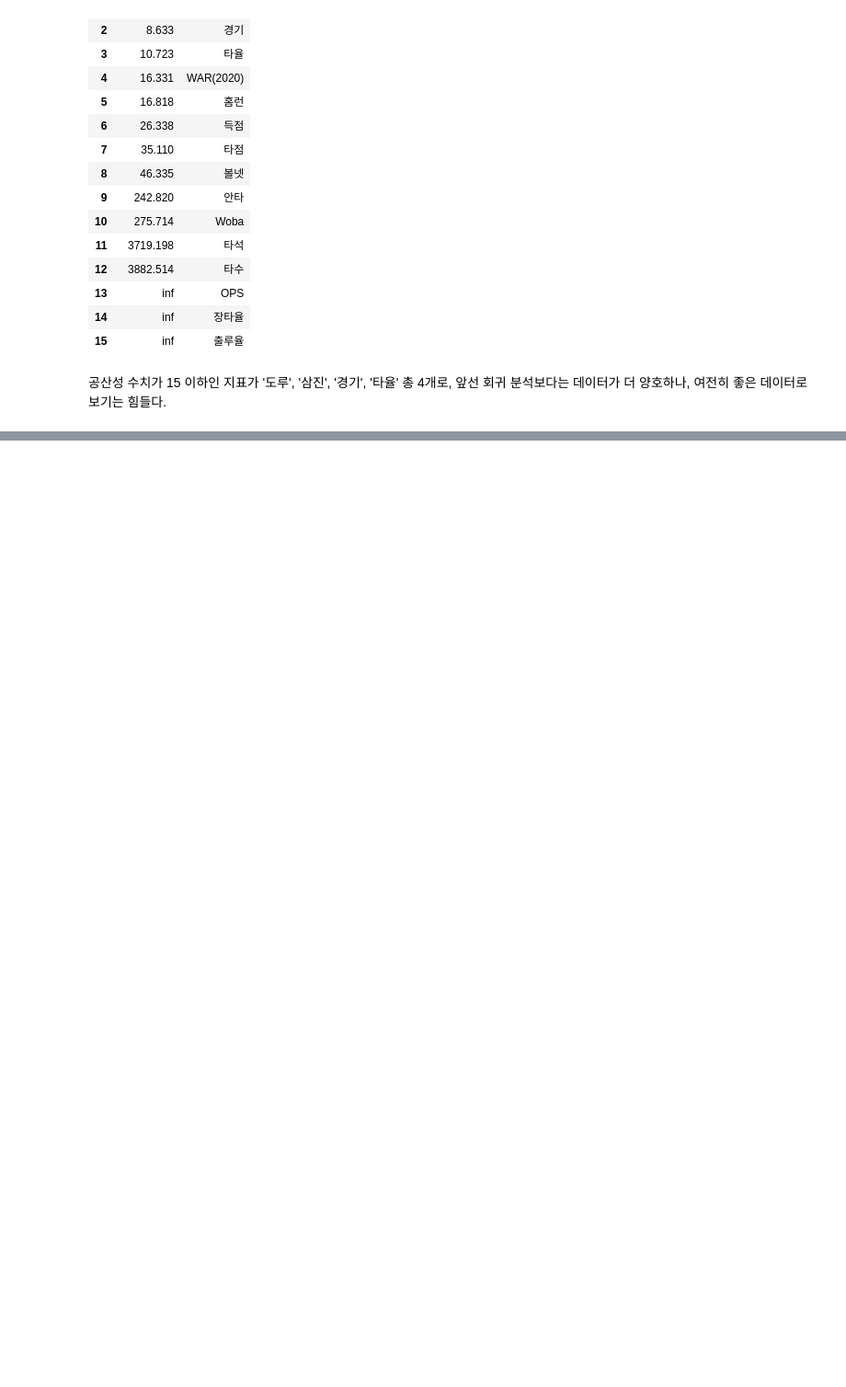
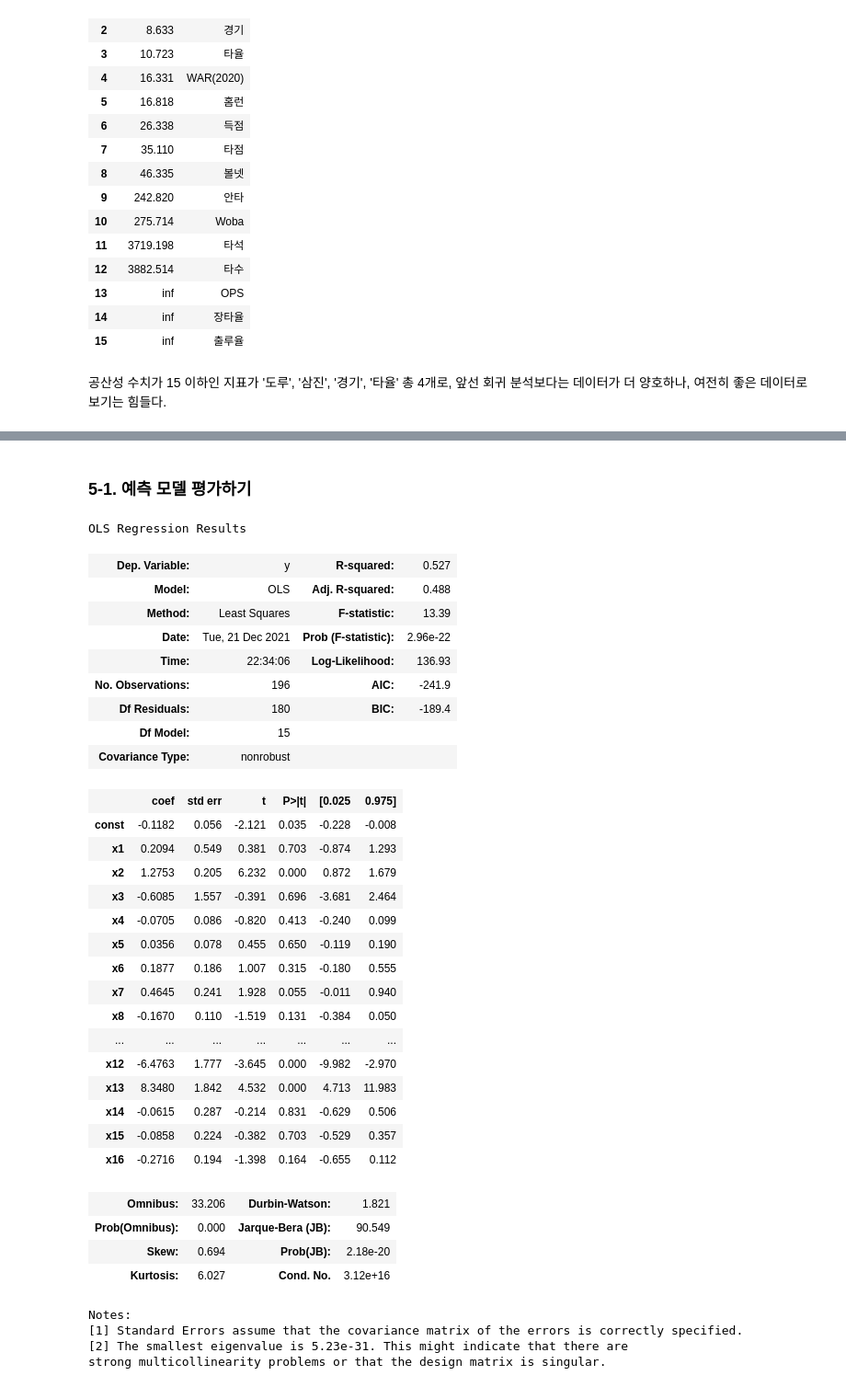
Before and after one commit to Moojun/study_ML, a Jupyter notebook: project/src/baseball_WAR_prediction.ipynb, the cells around one changed output, grey strips where cells are left out. Shown: that part at 92% size. Drawn from its saved outputs; the diff is of its cells as text; code cells hidden in the pictures; blank space fills up the shorter version.

```diff
--- a/project/src/baseball_WAR_prediction.ipynb
+++ b/project/src/baseball_WAR_prediction.ipynb
@@ -626,0 +716,45 @@ Standardization Linear Regression RMSE : 0.7015727287800527
+# %% [markdown]
+### 5-1. 예측 모델 평가하기
+# %%
+x3_train = sm.add_constant(x3_train)
+
+x3_train = np.array(x3_train)
+y3_train = np.array(y3_train)
+
+normal_model = sm.OLS(y3_train, x3_train).fit()
+normal_model.summary()
+# %% [output]
+OLS Regression Results
+| Dep. Variable: | y | R-squared: | 0.527 |
+| Model: | OLS | Adj. R-squared: | 0.488 |
+| Method: | Least Squares | F-statistic: | 13.39 |
+| Date: | Tue, 21 Dec 2021 | Prob (F-statistic): | 2.96e-22 |
+| Time: | 22:34:06 | Log-Likelihood: | 136.93 |
+| No. Observations: | 196 | AIC: | -241.9 |
+| Df Residuals: | 180 | BIC: | -189.4 |
+| Df Model: | 15 |  |  |
+| Covariance Type: | nonrobust |  |  |
+|  | coef | std err | t | P>|t| | [0.025 | 0.975] |
+| const | -0.1182 | 0.056 | -2.121 | 0.035 | -0.228 | -0.008 |
+| x1 | 0.2094 | 0.549 | 0.381 | 0.703 | -0.874 | 1.293 |
+| x2 | 1.2753 | 0.205 | 6.232 | 0.000 | 0.872 | 1.679 |
+| x3 | -0.6085 | 1.557 | -0.391 | 0.696 | -3.681 | 2.464 |
+| x4 | -0.0705 | 0.086 | -0.820 | 0.413 | -0.240 | 0.099 |
+| x5 | 0.0356 | 0.078 | 0.455 | 0.650 | -0.119 | 0.190 |
+| x6 | 0.1877 | 0.186 | 1.007 | 0.315 | -0.180 | 0.555 |
+| x7 | 0.4645 | 0.241 | 1.928 | 0.055 | -0.011 | 0.940 |
+| x8 | -0.1670 | 0.110 | -1.519 | 0.131 | -0.384 | 0.050 |
+| ... | ... | ... | ... | ... | ... | ... |
+| x12 | -6.4763 | 1.777 | -3.645 | 0.000 | -9.982 | -2.970 |
+| x13 | 8.3480 | 1.842 | 4.532 | 0.000 | 4.713 | 11.983 |
+| x14 | -0.0615 | 0.287 | -0.214 | 0.831 | -0.629 | 0.506 |
+| x15 | -0.0858 | 0.224 | -0.382 | 0.703 | -0.529 | 0.357 |
+| x16 | -0.2716 | 0.194 | -1.398 | 0.164 | -0.655 | 0.112 |
+| Omnibus: | 33.206 | Durbin-Watson: | 1.821 |
+| Prob(Omnibus): | 0.000 | Jarque-Bera (JB): | 90.549 |
+| Skew: | 0.694 | Prob(JB): | 2.18e-20 |
+| Kurtosis: | 6.027 | Cond. No. | 3.12e+16 |
+Notes:
+[1] Standard Errors assume that the covariance matrix of the errors is correctly specified.
+[2] The smallest eigenvalue is 5.23e-31. This might indicate that there are
+strong multicollinearity problems or that the design matrix is singular.
```
Also changed, not shown: parts of 20 cells of this notebook.
